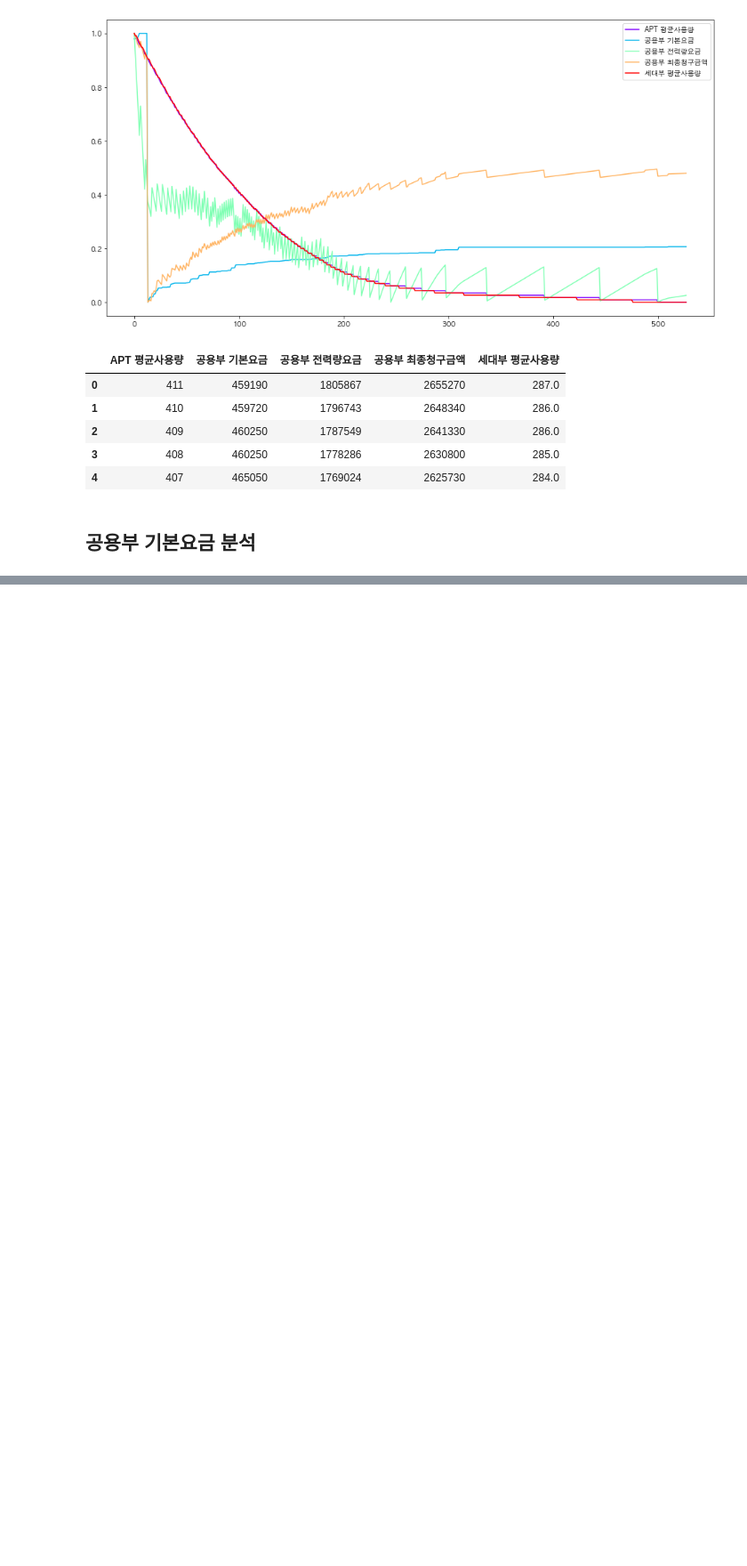
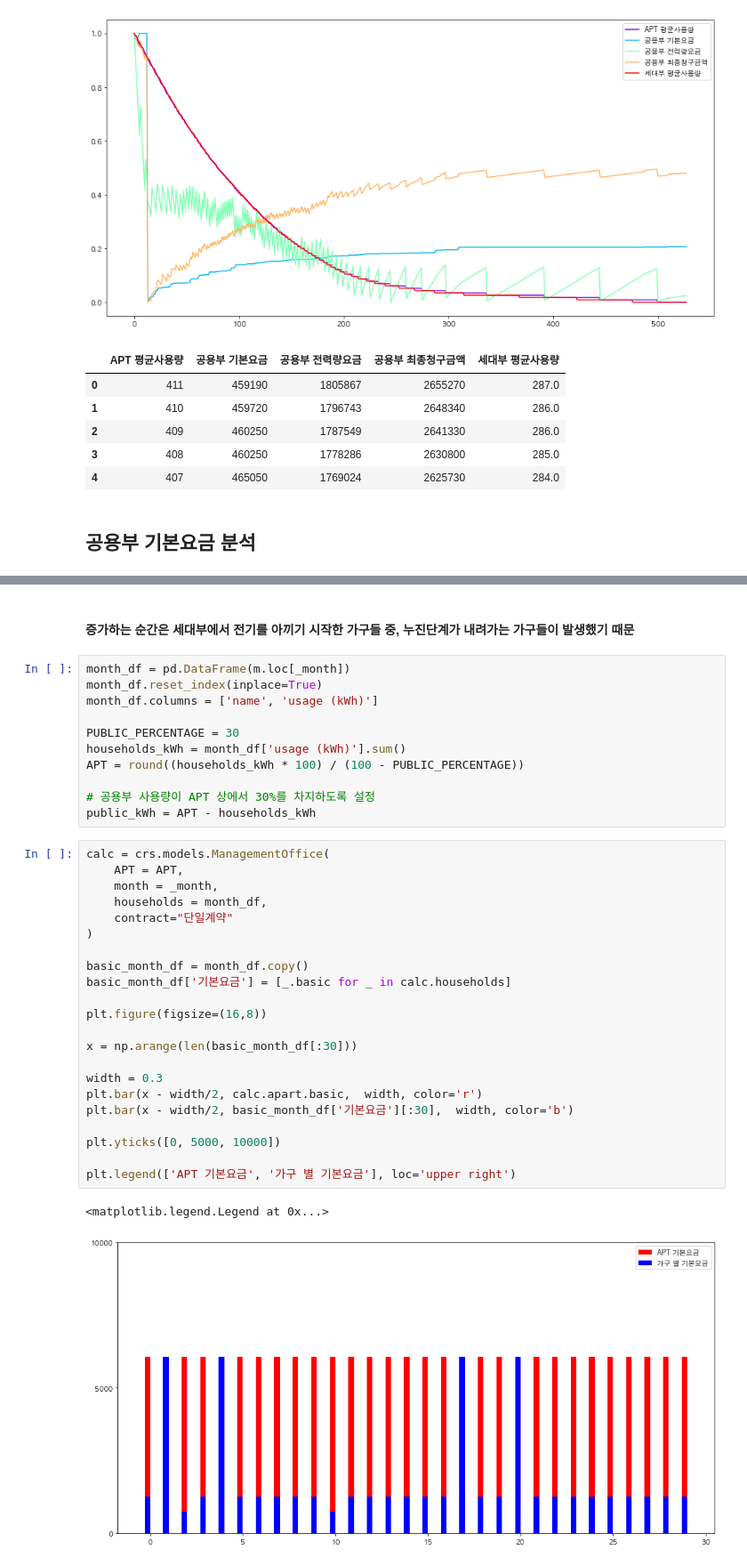
Before and after one commit to formegusto/what-is-public-fee, a Jupyter notebook: 전기를 아꼈을 때, 공동설비요금이 감소할까? (형평성의 문제에 대하여).ipynb, the cells around one changed output, grey strips where cells are left out. Shown at 89% size. Saved outputs shown, nothing was run; the diff lists cells and outputs as text; blank space fills up the shorter version.

Commit message:
기본요금 pt1.공용부의 기본요금이 절약되는 유일한 순간은 APT 평균사용량의 누진단계가 내려간 순간

```diff
--- a/전기를 아꼈을 때, 공동설비요금이 감소할까? (형평성의 문제에 대하여).ipynb
+++ b/전기를 아꼈을 때, 공동설비요금이 감소할까? (형평성의 문제에 대하여).ipynb
@@ -171,0 +194,38 @@ saving_pd.head()
+# %% [markdown]
+#### 증가하는 순간은 세대부에서 전기를 아끼기 시작한 가구들 중, 누진단계가 내려가는 가구들이 발생했기 때문
+# %%
+month_df = pd.DataFrame(m.loc[_month])
+month_df.reset_index(inplace=True)
+month_df.columns = ['name', 'usage (kWh)']
+
+PUBLIC_PERCENTAGE = 30
+households_kWh = month_df['usage (kWh)'].sum()
+APT = round((households_kWh * 100) / (100 - PUBLIC_PERCENTAGE))
+
+# 공용부 사용량이 APT 상에서 30%를 차지하도록 설정
+public_kWh = APT - households_kWh
+# %%
+calc = crs.models.ManagementOffice(
+    APT = APT,
+    month = _month,
+    households = month_df,
+    contract="단일계약"
+)
+
+basic_month_df = month_df.copy()
+basic_month_df['기본요금'] = [_.basic for _ in calc.households]
+
+plt.figure(figsize=(16,8))
+
+x = np.arange(len(basic_month_df[:30]))
+
+width = 0.3
+plt.bar(x - width/2, calc.apart.basic,  width, color='r')
+plt.bar(x - width/2, basic_month_df['기본요금'][:30],  width, color='b')
+
+plt.yticks([0, 5000, 10000])
+
+plt.legend(['APT 기본요금', '가구 별 기본요금'], loc='upper right')
+# %% [output]
+<matplotlib.legend.Legend at 0x...>
+[figure, added]
```
Also changed, not shown: parts of 13 cells of this notebook.
